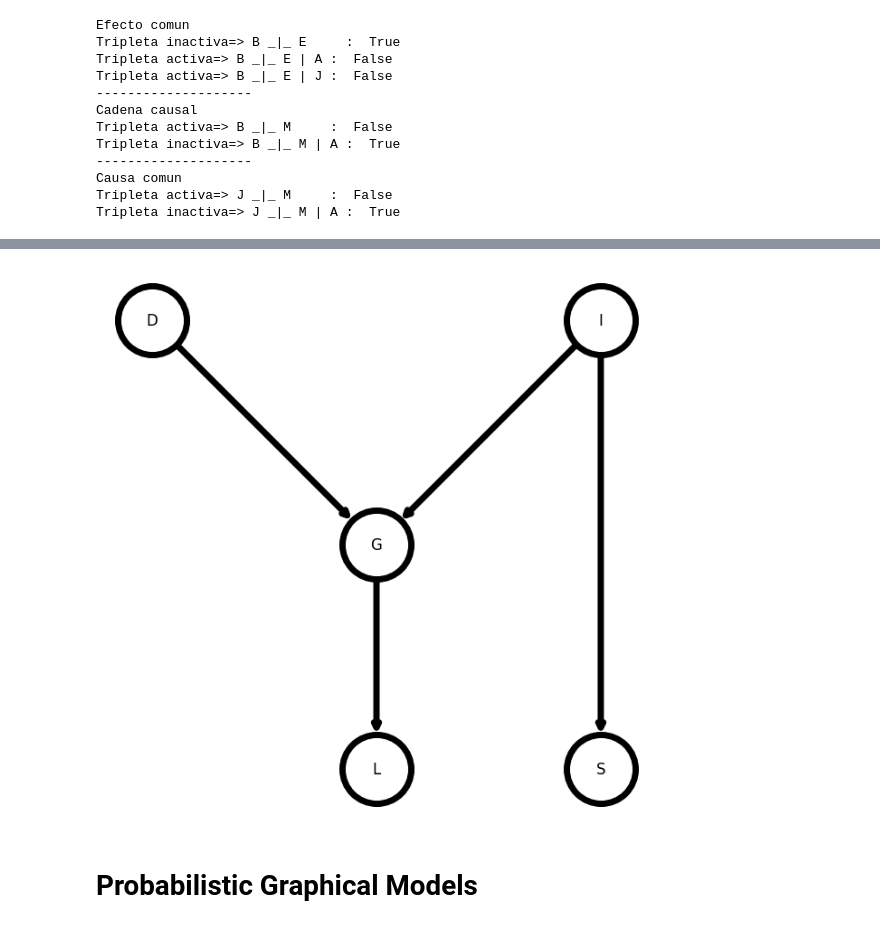
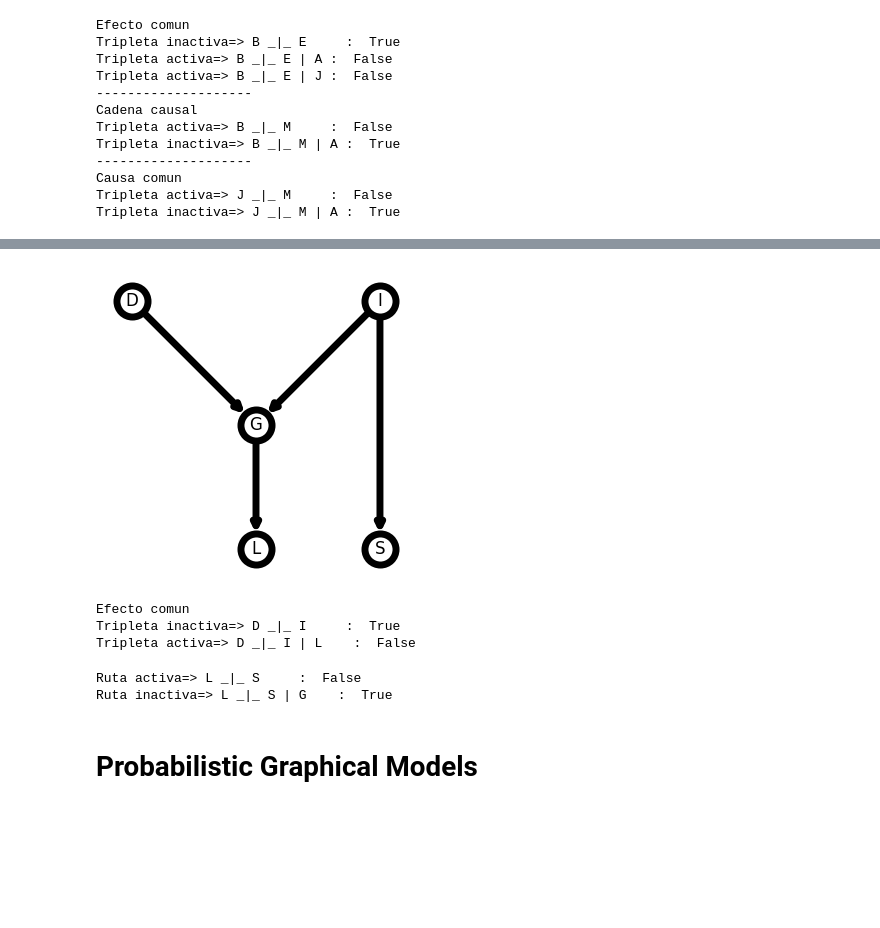
Before and after one commit to sherna90/inteligencia_artificial, a Jupyter notebook: 3.-Redes_Bayesianas.ipynb, the cells around one changed output, grey strips where cells are left out. Saved outputs shown, nothing was run; the diff lists cells and outputs as text; code cells hidden in the pictures; blank space fills up the shorter version.

```diff
--- a/3.-Redes_Bayesianas.ipynb
+++ b/3.-Redes_Bayesianas.ipynb
@@ -72,21 +72,39 @@ Tripleta inactiva=> J _|_ M | A :  True
 # %%
 G_sat=nx.DiGraph()
 G_sat.add_edges_from([('D','G'),('I','G'),('I','S'),('G','L')])
 pos={'G': (0,0),'I':(1,1),'L': (0,-1),'D': (-1,1),'S':(1,-1)}
 options = {
     "font_size": 36,
-    "node_size": 3000,
+    "node_size": 500,
     "node_color": "white",
     "edgecolors": "black",
     "linewidths": 5,
     "width": 5,
 }
-plt.figure(3,figsize=(6,6))
+plt.figure(3,figsize=(3,3))
 nx.draw(G_sat,pos=pos,**options)
 nx.draw_networkx_labels(G_sat,pos)
 plt.show()
 # %% [output]
-[figure, old version]
+[figure, new version]
+# %%
+print('Efecto comun')
+print('Tripleta inactiva', end = '=> ')
+print('D _|_ I     : ',d_separated(G_sat,{'D'},{'I'},{}))
+print('Tripleta activa', end = '=> ')
+print('D _|_ I | L    : ',d_separated(G_sat,{'D'},{'I'},{'L'}))
+# %% [output]
+Efecto comun
+Tripleta inactiva=> D _|_ I     :  True
+Tripleta activa=> D _|_ I | L    :  False
+# %%
+print('Ruta activa', end = '=> ')
+print('L _|_ S     : ',d_separated(G_sat,{'L'},{'S'},{}))
+print('Ruta inactiva', end = '=> ')
+print('L _|_ S | G    : ',d_separated(G_sat,{'L'},{'S'},{'G'}))
+# %% [output]
+Ruta activa=> L _|_ S     :  False
+Ruta inactiva=> L _|_ S | G    :  True
 # %% [markdown]
 # Probabilistic Graphical Models
 # %%
```
